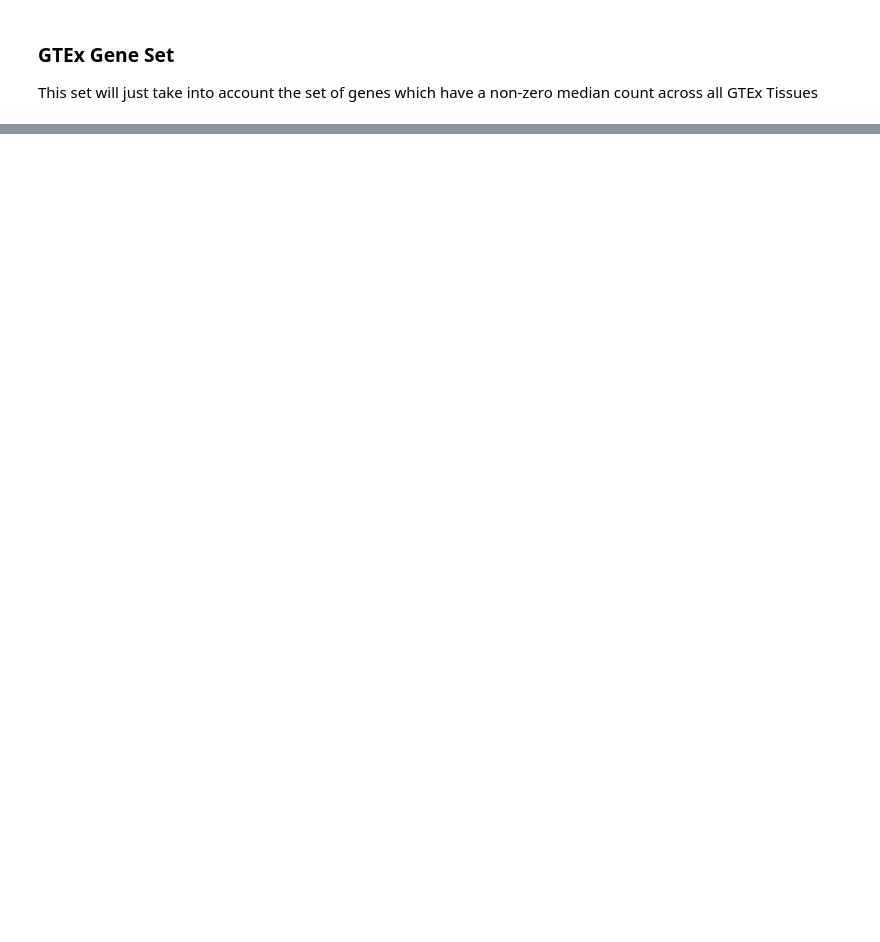
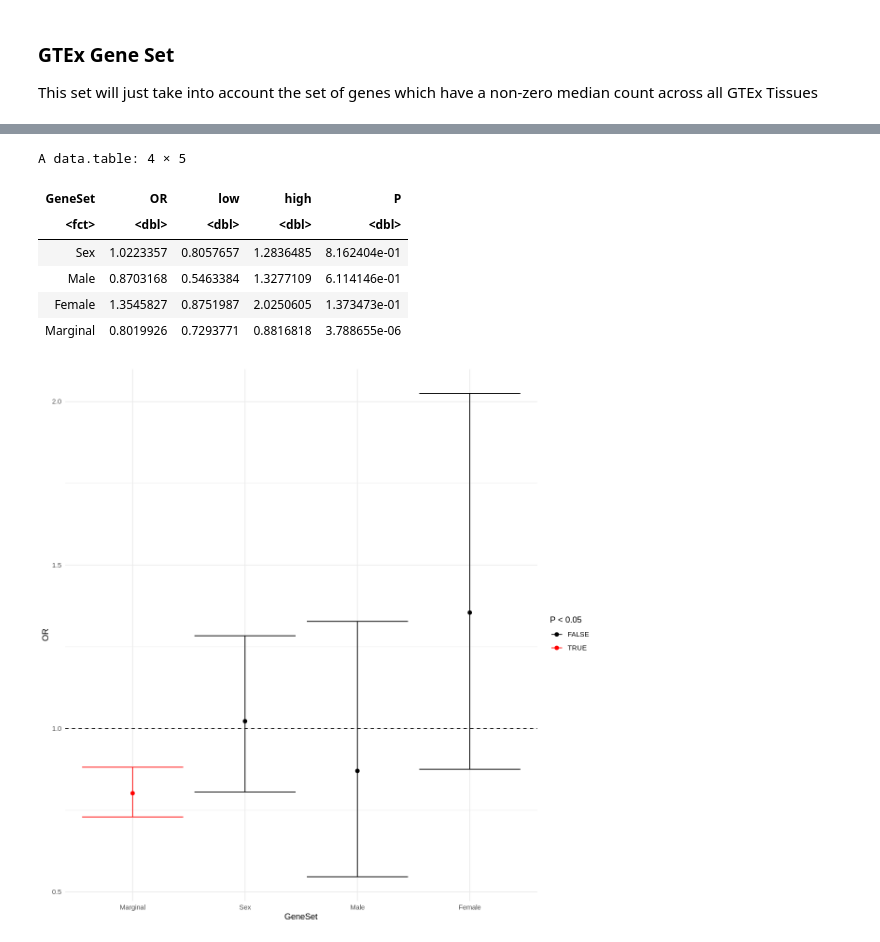
Before and after one commit to wilcas/sex_specific_mQTL, a Jupyter notebook: delahaye_mQTL_analyses/gene_level_exploration.ipynb, the cells around one changed output, grey strips where cells are left out. Saved outputs shown, nothing was run; the diff lists cells and outputs as text; code cells hidden in the pictures; blank space fills up the shorter version.

```diff
--- a/delahaye_mQTL_analyses/gene_level_exploration.ipynb
+++ b/delahaye_mQTL_analyses/gene_level_exploration.ipynb
@@ -130,0 +183,31 @@ print(p)
+# %%
+sex_meta <- fread("../data/sex_interaction_meta_annotated_hits.txt.gz")
+marginal_meta <- fread("../data/marginal_meta_annotated_hits.txt.gz")
+male_meta <- fread("../data/male_meta_annotated_hits.txt.gz")
+female_meta <- fread("../data/female_meta_annotated_hits.txt.gz")
+
+sex_thresh <- max(sex_meta$p)
+sex_meta_genes <- gsub(";.*","",sex_meta$UCSC_RefGene_Name)
+marginal_meta_genes <- gsub(";.*","",marginal_meta$UCSC_RefGene_Name)
+male_meta_genes <- gsub(";.*","",male_meta[Probe %in% sex_meta$Probe & p< sex_thresh]$UCSC_RefGene_Name)
+female_meta_genes <- gsub(";.*","",female_meta[Probe %in% sex_meta$Probe & p < sex_thresh]$UCSC_RefGene_Name)
+
+
+sex_meta_genes <- unique(sex_meta_genes[sex_meta_genes != ""])
+female_meta_genes <-  unique(female_meta_genes[female_meta_genes != ""])
+male_meta_genes <-  unique(male_meta_genes[male_meta_genes != ""])
+marginal_meta_genes <-  unique(marginal_meta_genes[marginal_meta_genes != ""])
+
+
+length(Reduce(function(a,b) intersect(a,b), list(sex_meta_genes,male_meta_genes,female_meta_genes,marginal_meta_genes)))
+length(intersect(sex_meta_genes,marginal_meta_genes))
+upset_data <- fromList(list(Sex=sex_meta_genes, marginal=marginal_meta_genes))
+upset(upset_data, group.by=c("degree"), empty.intersections="on", set_size.show = TRUE,text.scale = 2)
+plot(euler(upset_data),quantities=TRUE)
+
+upset_data_sex <- fromList(list(marginal= marginal_meta_genes,male=male_meta_genes,female=female_meta_genes))
+upset(upset_data_sex, group.by=c('degree'), empty.intersections="on", set_size.show = TRUE,text.scale=2)
+plot(euler(upset_data_sex),quantities=TRUE)
+
+upset_data_all <- fromList(list(marginal= marginal_meta_genes,male=male_meta_genes,female=female_meta_genes,sex=sex_meta_genes))
+plot(euler(upset_data_all),quantities=TRUE)
@@ -130,0 +247,19 @@ print(p)
+# %%
+res <- rbindlist(lapply(list(Sex=sex_meta_genes,Male=male_meta_genes,Female=female_meta_genes,Marginal=marginal_meta_genes),hk_fisher_res),idcol = 'GeneSet')
+res$GeneSet <- factor(res$GeneSet, levels = c("Marginal","Sex","Male","Female"))
+ggplot(res,aes(GeneSet,OR,ymin=low,ymax=high,color=P < 0.05)) +
+    geom_point(size=2) +
+    geom_errorbar(size=0.5) +
+    geom_hline(yintercept = 1,linetype='dashed') +
+    scale_color_manual(values=c("black", "red")) +
+    theme_minimal()
+res
+# %% [output]
+A data.table: 4 × 5
+| GeneSet | OR | low | high | P |
+| <fct> | <dbl> | <dbl> | <dbl> | <dbl> |
+| Sex | 1.0223357 | 0.8057657 | 1.2836485 | 8.162404e-01 |
+| Male | 0.8703168 | 0.5463384 | 1.3277109 | 6.114146e-01 |
+| Female | 1.3545827 | 0.8751987 | 2.0250605 | 1.373473e-01 |
+| Marginal | 0.8019926 | 0.7293771 | 0.8816818 | 3.788655e-06 |
+[figure, added]
```
Also changed, not shown: parts of 9 cells of this notebook, 2 other files.
